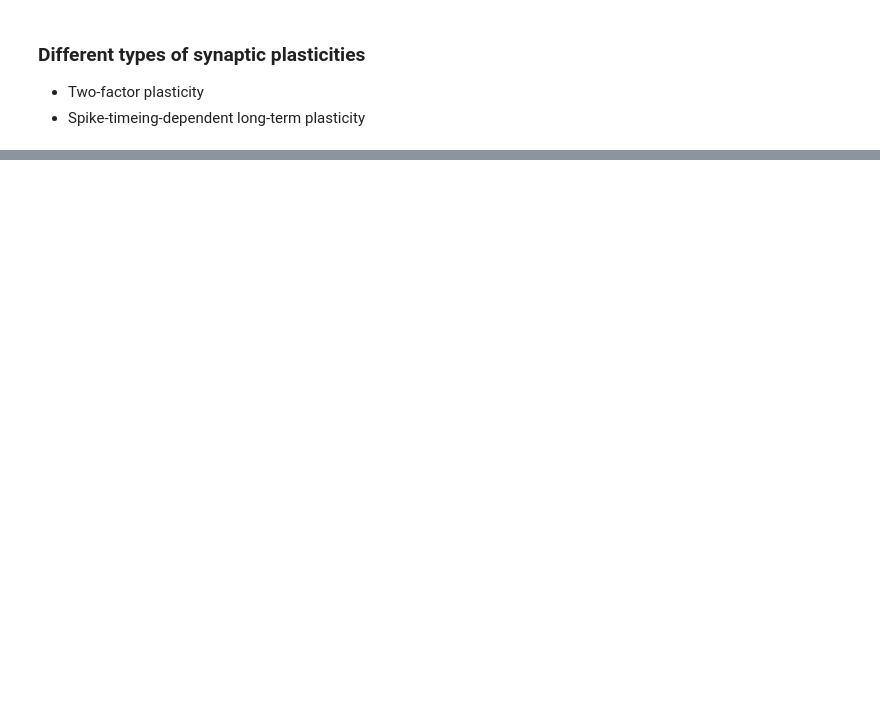
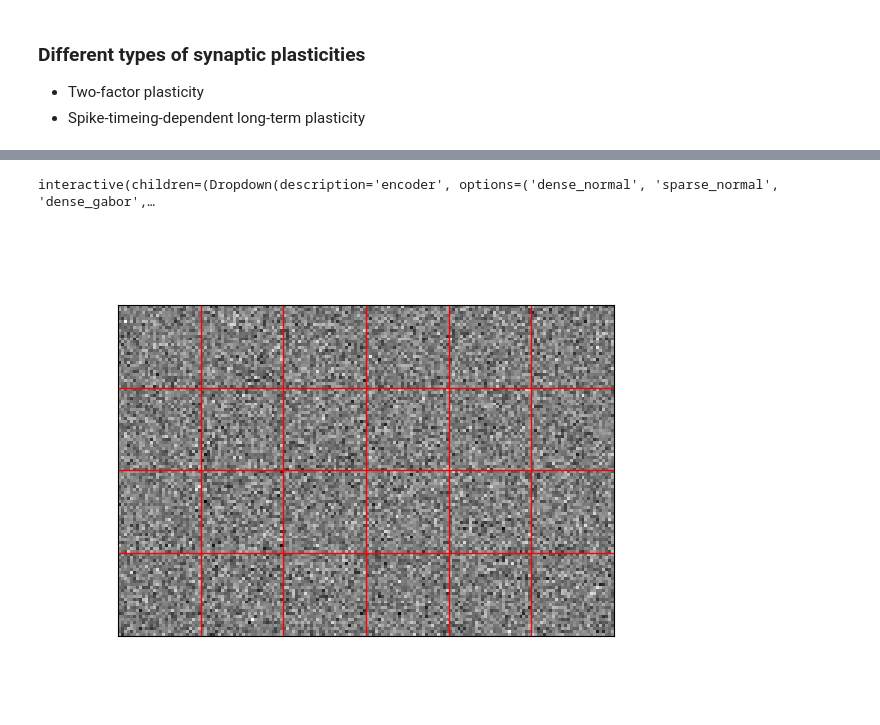
Before and after one commit to michaelglh/STG, a Jupyter notebook: pls_colab.ipynb, the cells around one changed output, grey strips where cells are left out. Cells and saved outputs as stored; diff of their text form; code cells hidden in the pictures; blank space fills up the shorter version.

```diff
--- a/pls_colab.ipynb
+++ b/pls_colab.ipynb
@@ -305,14 +392,11 @@ rng = np.random.RandomState(9)
 img_rows, img_cols = 28, 28
 
 # pylint: disable=unbalanced-tuple-unpacking
-(X_train, y_train), (X_test, y_test) = load_mnist()
+(X_train, y_train), (X_test, y_test) = load_mnist("./data/mnist.pkl.gz")
 X_train = 2 * X_train - 1  # normalize to -1 to 1
 X_test = 2 * X_test - 1  # normalize to -1 to 1
 
 T_train = one_hot_from_labels(y_train, classes=10)
-
-for i in range(5):
-    print("%d -> %s" % (y_train[i], T_train[i]))
 
 # --- set up network parameters
 n_vis = X_train.shape[1]
@@ -330,30 +414,62 @@ ens_params = dict(
 )
 
 solver = nengo.solvers.LstsqL2(reg=0.01)
 
 with nengo.Network(seed=3) as model:
     a = nengo.Ensemble(n_hid, n_vis, **ens_params)
     v = nengo.Node(size_in=n_out)
     conn = nengo.Connection(
         a, v, synapse=None, eval_points=X_train, function=T_train, solver=solver
     )
 
 
 def get_outs(simulator, images):
     # encode the images to get the ensemble activations
     _, acts = nengo.utils.ensemble.tuning_curves(a, simulator, inputs=images)
 
     # decode the ensemble activities using the connection's decoders
     return np.dot(acts, simulator.data[conn].weights.T)
 
 
 def get_error(simulator, images, labels):
     # the classification for each example is index of
     # the output dimension with the highest value
     return np.argmax(get_outs(simulator, images), axis=1) != labels
 
 
 def print_error(simulator):
     train_error = 100 * get_error(simulator, X_train, y_train).mean()
     test_error = 100 * get_error(simulator, X_test, y_test).mean()
     print("Train/test error: %0.2f%%, %0.2f%%" % (train_error, test_error))
+
+# updating parameters
+encoder_labels = ['dense_normal', 'sparse_normal', 'dense_gabor', 'sparse_gabor']
+
+def update_vis(encoder='dense_normal'):
+    if encoder_labels.index(encoder) == 0:
+        encoders = rng.normal(size=(n_hid, 28 * 28))
+    elif encoder_labels.index(encoder) == 1:
+        encoders = rng.normal(size=(n_hid, 11, 11))
+        encoders = Mask((28, 28)).populate(encoders, rng=rng, flatten=True)
+    elif encoder_labels.index(encoder) == 2:
+        encoders = Gabor().generate(n_hid, (28, 28), rng=rng).reshape((n_hid, -1))
+    elif encoder_labels.index(encoder) == 3:
+        encoders = Gabor().generate(n_hid, (11, 11), rng=rng)
+        encoders = Mask((28, 28)).populate(encoders, rng=rng, flatten=True)
+    a.encoders = encoders
+
+    plt.clf()
+    tile(encoders.reshape((-1, 28, 28)), rows=4, cols=6, grid=True)
+
+    with nengo.Simulator(model) as sim:
+        print_error(sim)
+
+try:
+    plt.close(fig_vis)
+except:
+    ...
+fig_vis = plt.figure()
+widgets.interact(update_vis, encoder=encoder_labels);
+# %% [output]
+interactive(children=(Dropdown(description='encoder', options=('dense_normal', 'sparse_normal', 'dense_gabor',…
+[figure, added]
```
Also changed, not shown: parts of 6 cells of this notebook, 2 other files.
